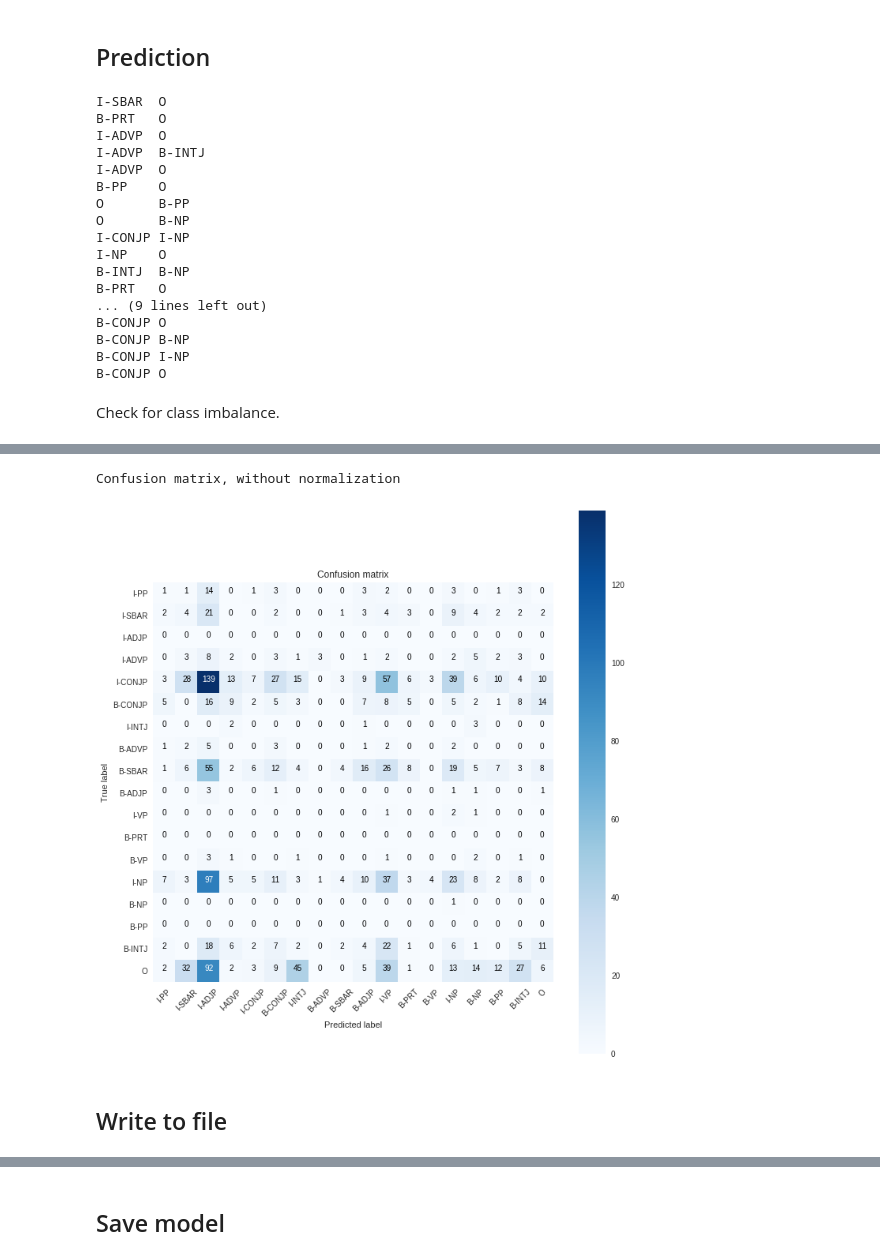
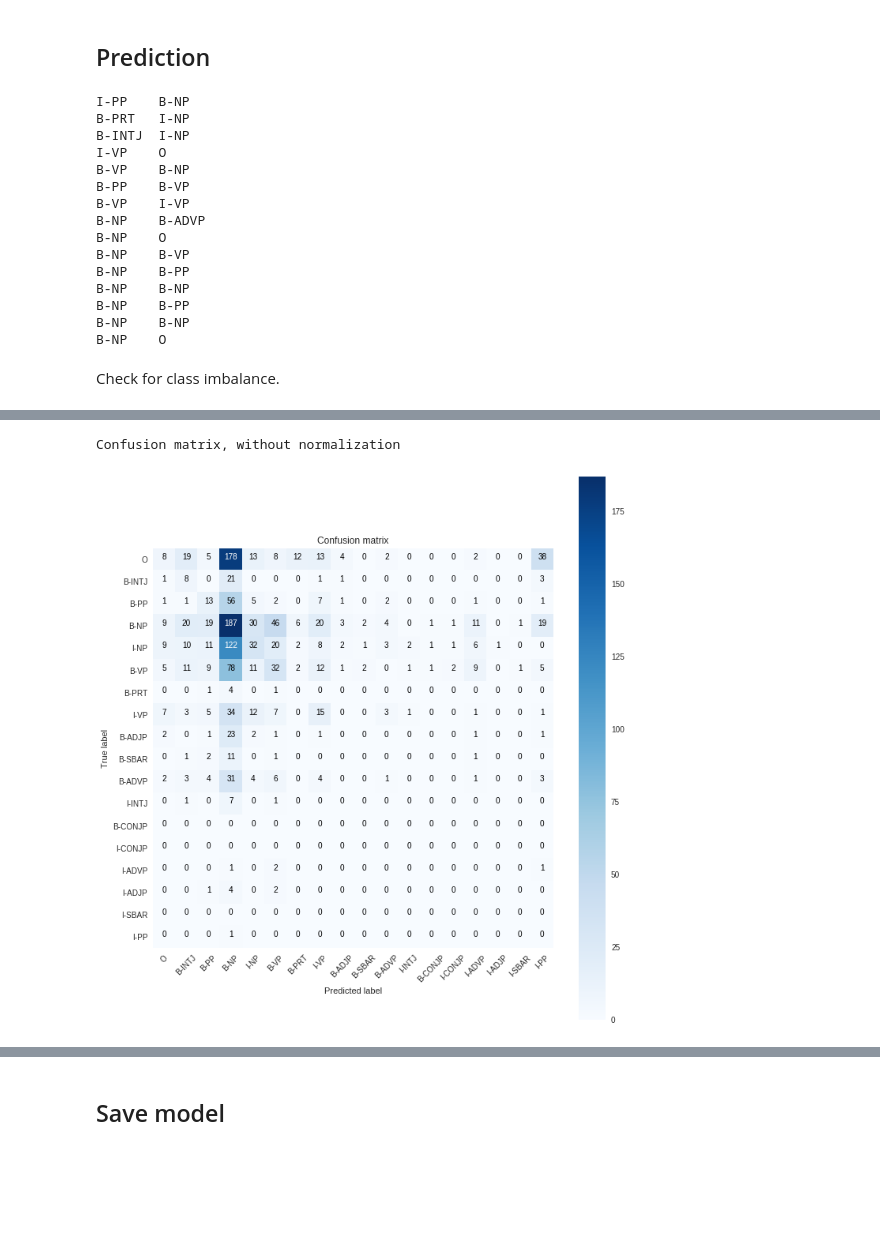
Before and after one commit to kohjingyu/hidden-markov-model, a Jupyter notebook: Part5.ipynb, the cells around one changed output, grey strips where cells are left out. Saved outputs shown, nothing was run; the diff lists cells and outputs as text; code cells hidden in the pictures; blank space fills up the shorter version.

Commit message:
Add evaluation metric for RNN with baseline performance, fix confusion matrix bug

```diff
--- a/Part5.ipynb
+++ b/Part5.ipynb
@@ -433,10 +483,12 @@ for i in trange(n_epochs):
 # %%
 checkpoints = []  # save model weights after every epoch
+training_indices = []  # track each sentence for loss checking
 losses  = []
-train_acc, val_acc = [], []
+scores = []
 for i in trange(n_epochs):
     indices = list(range(len(X_train)))
     shuffle(indices)
+    training_indices.extend(indices)  # since they are shuffled, remember them
     for j in tqdm(indices, leave=False):
         x, y = X_train[j], y_train[j]
         loss, grad = backward(*model, x=x, y=y)
@@ -444,8 +496,8 @@ for i in trange(n_epochs):
         losses.append(loss)
         for error, weight in zip(grad, model):
             weight -= lr * error
-    train_acc.append(train_accuracy())
-    val_acc.append(val_accuracy())
+
+    scores.append(get_scores(*model, X=X_val))
     checkpoints.append(tuple(weights.copy() for weights in model))
 # %% [output]
 [interactive output not drawn]
@@ -465,9 +517,10 @@ for i in trange(n_epochs):
 plt.figure(figsize=(20, 10))
 plt.plot(np.arange(len(losses)), losses, linewidth=0.5)  # overall training loss
 
-interval = len(X_train)
+training_indices = np.asarray(training_indices)
+losses = np.asarray(losses)
 for i in range(4):
-    x = np.arange(len(losses))[i::interval]
-    y = losses[i::interval]
-    plt.plot(x, y, linewidth=5.0);  # loss of one sentence over each epoch
+    x = np.linspace(0, len(losses), n_epochs)
+    y = losses[np.where(training_indices == i)]
+    plt.plot(x, y, linewidth=5.0)
 # %% [output]
@@ -490,35 +547,33 @@ plt.legend();
 # %% [markdown]
 ## Prediction
 # %%
-y_pred = predict(forward(*model, x=X_train[0]))
-y_true = train_labels[0]
+y_pred = predict(forward(*model, x=X_val[0]))
+y_true = val_labels[0]
 for _pred, _true in zip(y_pred, y_true):
     print(_pred, _true, sep='\t')
 # %% [output]
-I-SBAR  O
-B-PRT   O
-I-ADVP  O
-I-ADVP  B-INTJ
-I-ADVP  O
-B-PP    O
-O       B-PP
-O       B-NP
-I-CONJP I-NP
-I-NP    O
-B-INTJ  B-NP
-B-PRT   O
-... (9 lines left out)
-B-CONJP O
-B-CONJP B-NP
-B-CONJP I-NP
-B-CONJP O
+I-PP    B-NP
+B-PRT   I-NP
+B-INTJ  I-NP
+I-VP    O
+B-VP    B-NP
+B-PP    B-VP
+B-VP    I-VP
+B-NP    B-ADVP
+B-NP    O
+B-NP    B-VP
+B-NP    B-PP
+B-NP    B-NP
+B-NP    B-PP
+B-NP    B-NP
+B-NP    O
 # %% [markdown]
 Check for class imbalance.
 # %%
 all_pred, all_true = [], []
 for i in trange(len(X_val)):
-    y_pred = predict(forward(*model, x=X_val[i]))
-    y_true = val_labels[i]
+    y_pred = np.argmax(softmax(forward(*model, x=X_val[i])), axis=1).flatten()
+    y_true = np.argmax(y_val[i], axis=1).flatten()
     all_pred.extend(y_pred)
     all_true.extend(y_true)
 all_pred = np.asarray(all_pred)
@@ -538,34 +593,33 @@ def plot_confusion_matrix(cm, classes,
         cm = cm.astype('float') / cm.sum(axis=1)[:, np.newaxis]
         print("Normalized confusion matrix")
     else:
         print('Confusion matrix, without normalization')
 
     plt.imshow(cm, interpolation='nearest', cmap=cmap)
     plt.title(title)
     plt.colorbar()
     tick_marks = np.arange(len(classes))
     plt.xticks(tick_marks, classes, rotation=45)
     plt.yticks(tick_marks, classes)
 
     fmt = '.2f' if normalize else 'd'
     thresh = cm.max() / 2.
     for i, j in itertools.product(range(cm.shape[0]), range(cm.shape[1])):
         plt.text(j, i, format(cm[i, j], fmt),
                  horizontalalignment="center",
                  color="white" if cm[i, j] > thresh else "black")
 
     plt.ylabel('True label')
     plt.xlabel('Predicted label')
     plt.tight_layout()
 
 
 cm = confusion_matrix(all_true, all_pred)
+classes = list(state_mapping)
 
 plt.figure(figsize=(10, 10))
 plt.grid(False)
-plot_confusion_matrix(cm, classes=list(state_mapping)[::-1]);
+plot_confusion_matrix(cm, classes=classes)
 # %% [output]
 Confusion matrix, without normalization
-[figure, old version]
+[figure, new version]
-# %% [markdown]
-## Write to file
```
Also changed, not shown: parts of 27 cells of this notebook, 2 other files.
